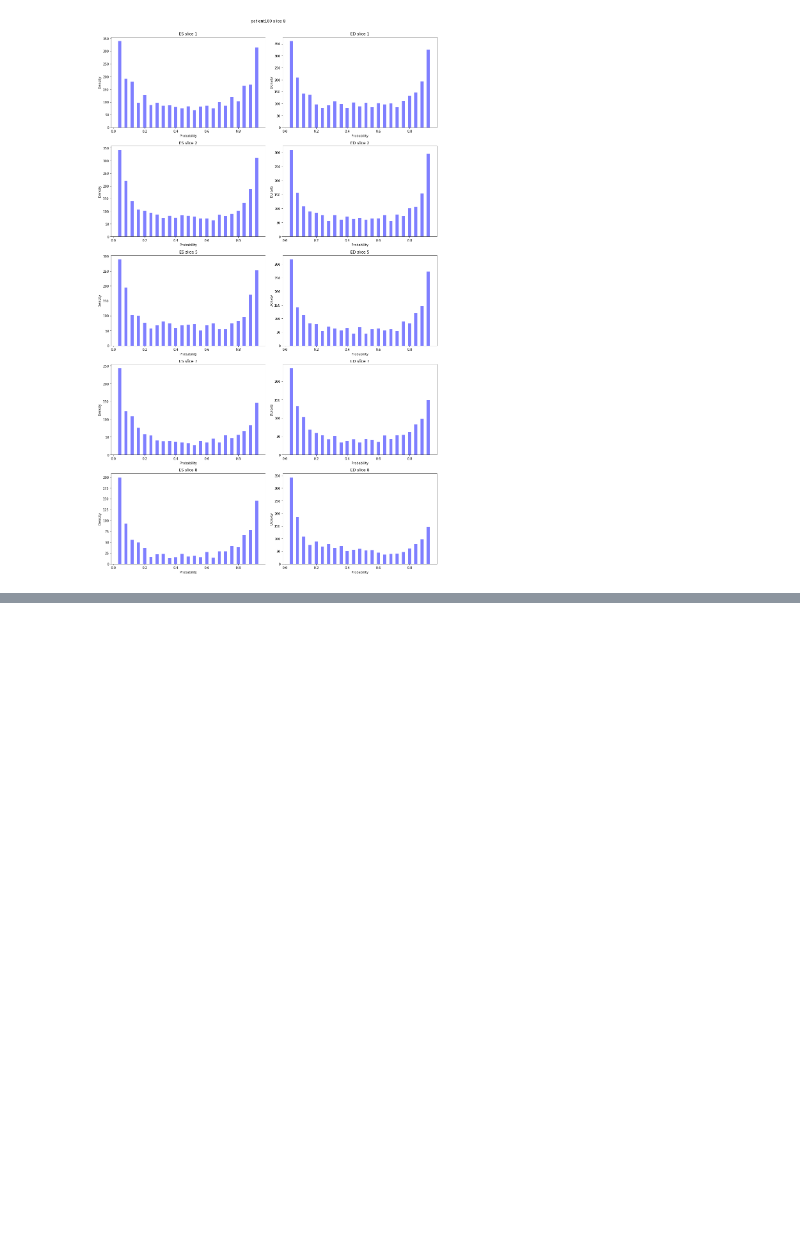
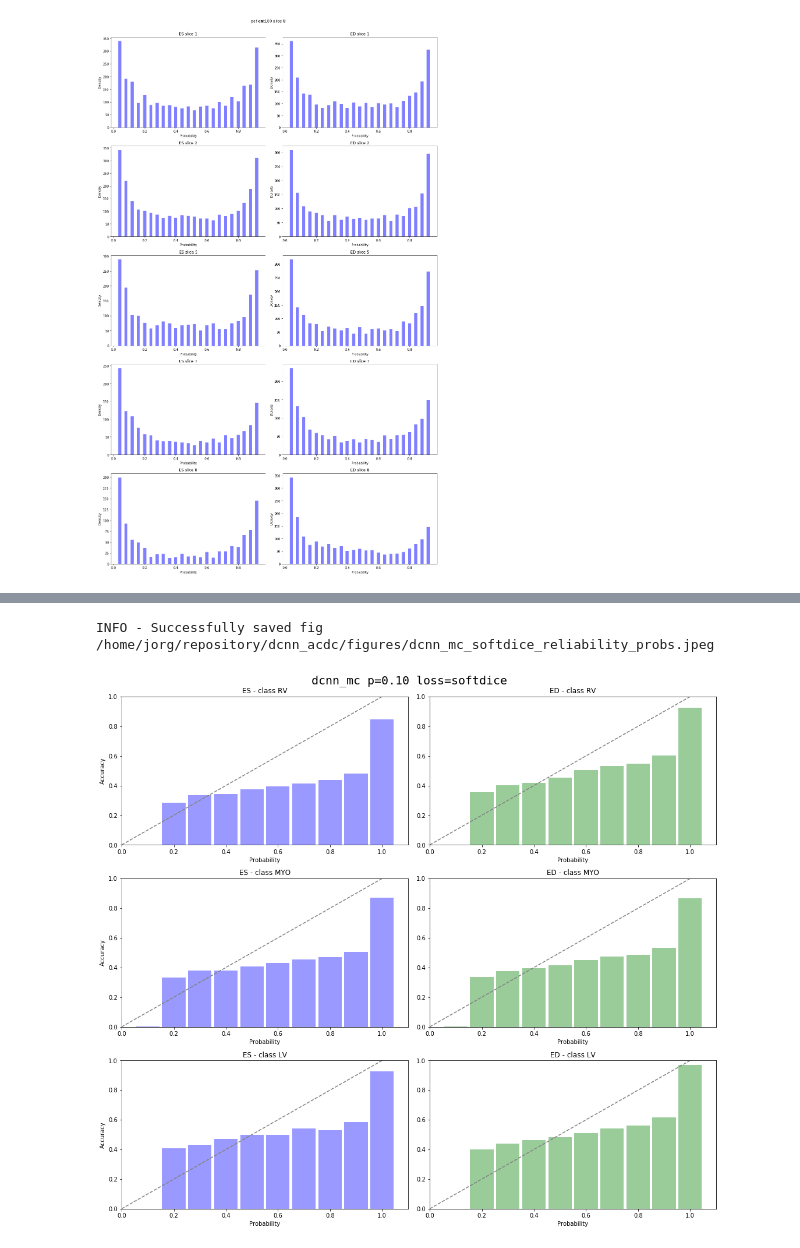
Before and after one commit to toologicbv/dcnn_acdc, a Jupyter notebook: notebooks/test_entropy_maps.ipynb, the cells around one changed output, grey strips where cells are left out. Cells and saved outputs as stored; diff of their text form; code cells hidden in the pictures; blank space fills up the shorter version.

```diff
--- a/notebooks/test_entropy_maps.ipynb
+++ b/notebooks/test_entropy_maps.ipynb
@@ -473,0 +489,10 @@ plt.close()
+# %%
+from plotting.calibration_plots import reliability_diagram
+
+# exper_hdl_mc01_brier, exper_hdl_base, exper_hdl_base_brier   exper_hdl_mc01_softmax
+# exp_base , exp_base_brier  exp_mc01_brier
+exper_handler = exper_hdl_mc01_softmax
+
+prob_bins, acc_bins = reliability_diagram(exp_mc01_softmax, patient_id=None, mc_dropout=False,
+                                          force_reload=False)
+# print(acc_bins)
@@ -473,0 +520,7 @@ plt.close()
+# %%
+from plotting.calibration_plots import plot_reliability_diagram
+
+plot_reliability_diagram(exper_handler, prob_bins, acc_bins, do_save=True)
+# %% [output]
+INFO - Successfully saved fig /home/jorg/repository/dcnn_acdc/figures/dcnn_mc_softdice_reliability_probs.jpeg
+[figure, added]
```
Also changed, not shown: parts of 7 cells of this notebook, 10 other files.
